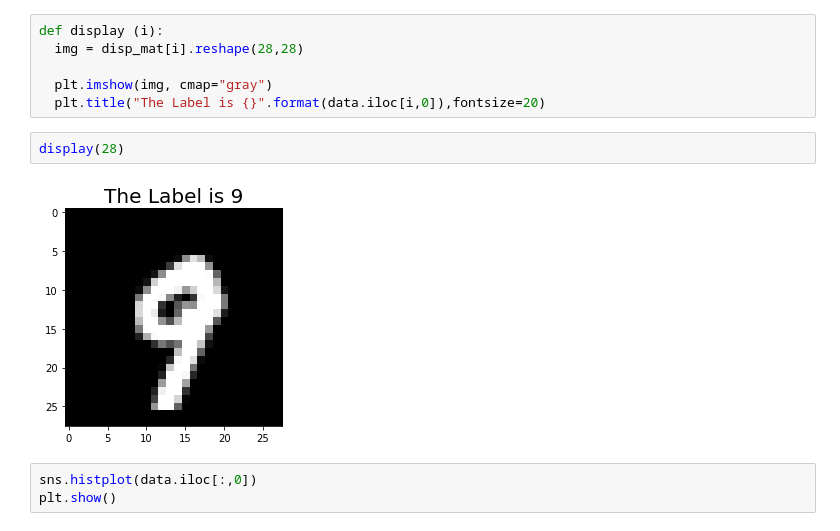
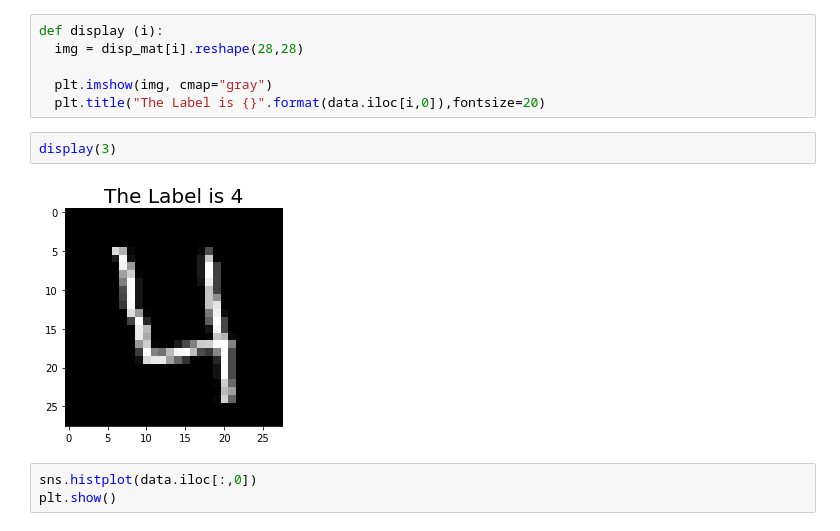
Before and after one commit to dsgiitr/Lecture-Assignments-Y22, a Jupyter notebook: DL/DL-1/abhay-kumar.ipynb, the cells around one changed output. Drawn from its saved outputs; the diff is of its cells as text.

```diff
--- a/DL/DL-1/abhay-kumar.ipynb
+++ b/DL/DL-1/abhay-kumar.ipynb
@@ -34,9 +34,9 @@ def display (i):
   plt.imshow(img, cmap="gray")
   plt.title("The Label is {}".format(data.iloc[i,0]),fontsize=20)
 # %%
-display(28)
+display(3)
 # %% [output]
-[figure, old version]
+[figure, new version]
 # %%
 sns.histplot(data.iloc[:,0])
 plt.show()
```
Also changed, not shown: parts of 14 cells of this notebook.
